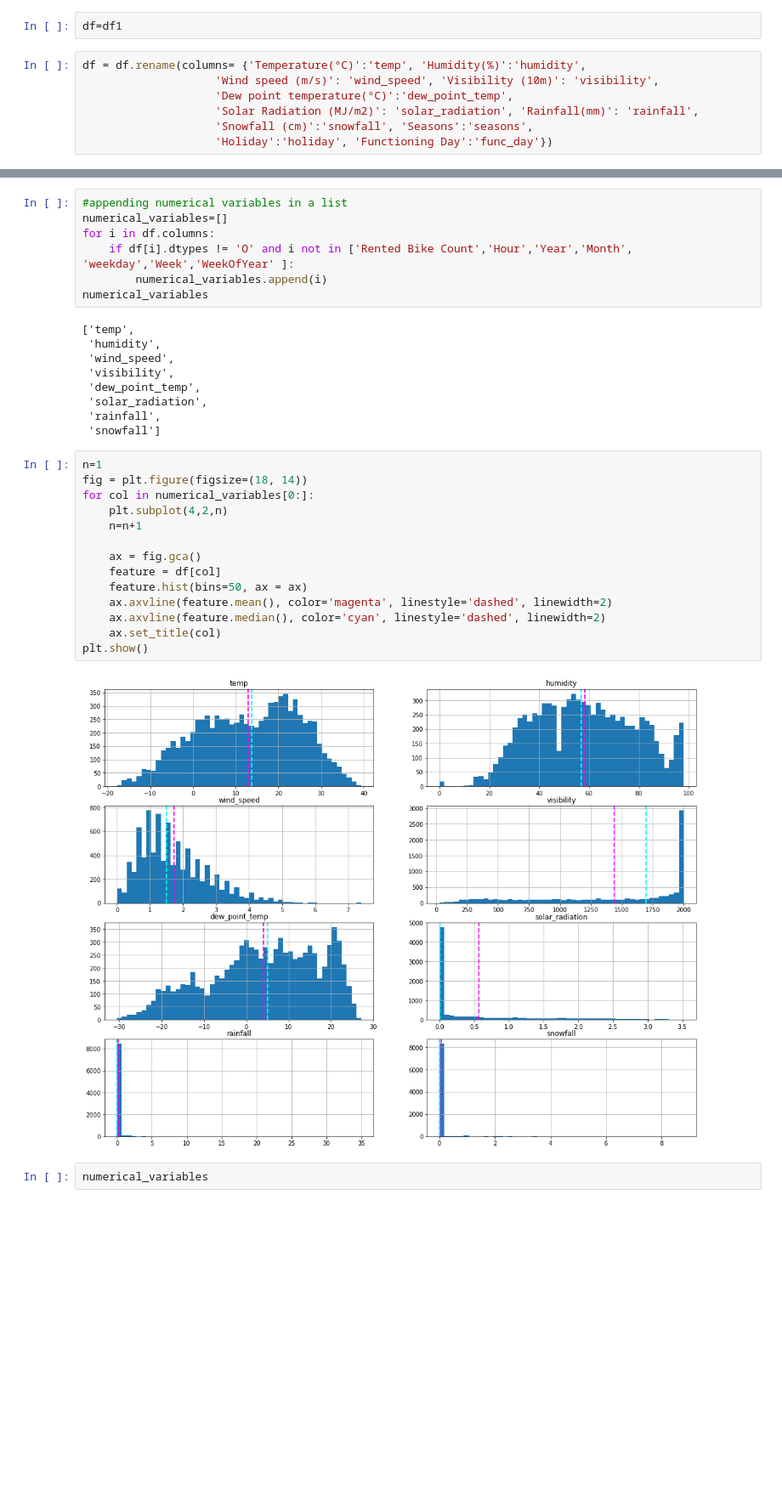
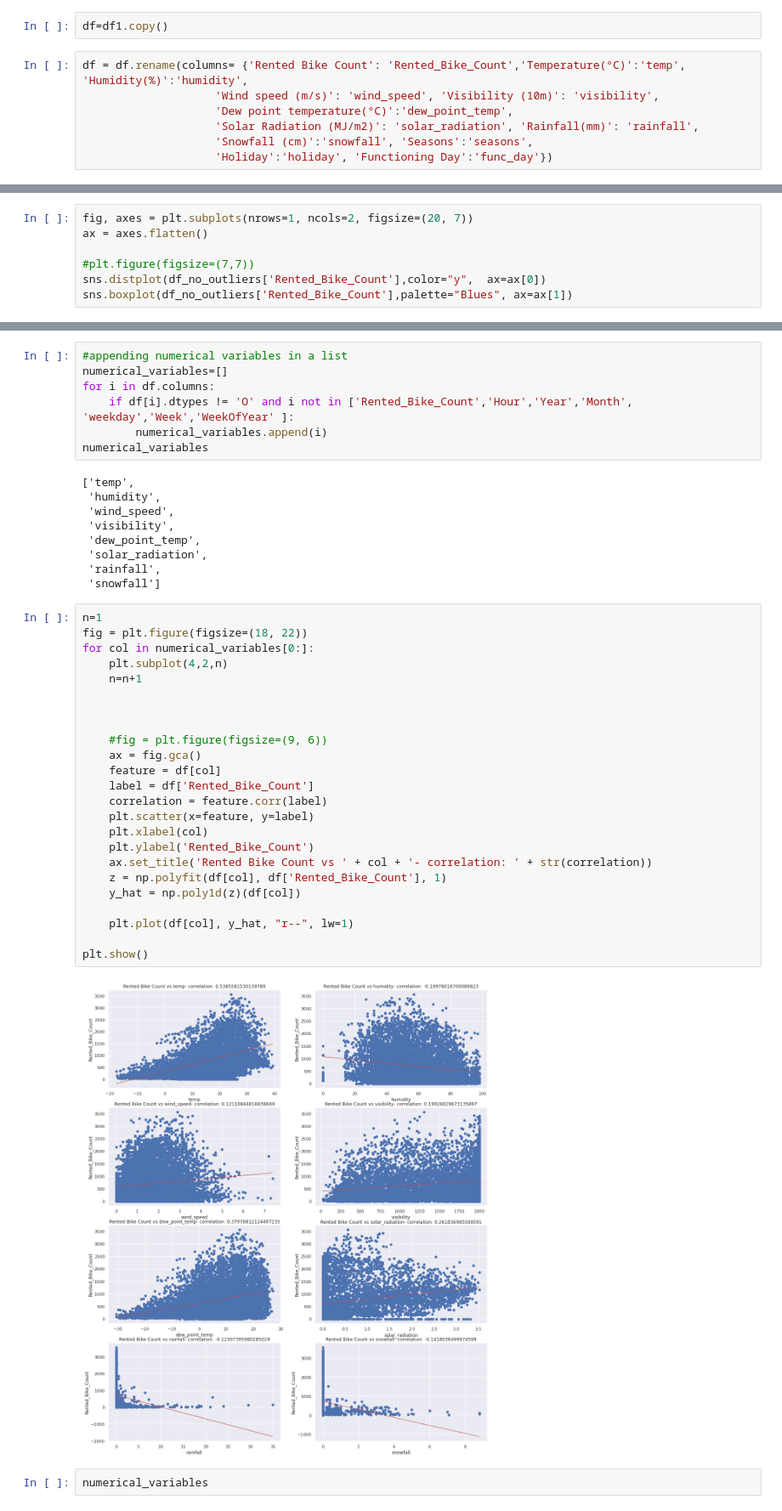
Before and after one commit to 007jayesh/Bike-Sharing-Demand-Prediction, a Jupyter notebook: Bike_Sharing_Demand_Prediction_Capstone_Project.ipynb, the cells around one changed output, grey strips where cells are left out. Shown at 85% size. Cells and saved outputs as stored; diff of their text form; blank space fills up the shorter version.

```diff
--- a/Bike_Sharing_Demand_Prediction_Capstone_Project.ipynb
+++ b/Bike_Sharing_Demand_Prediction_Capstone_Project.ipynb
@@ -83,9 +83,9 @@ df1.tail()
 | 8758 | 30/11/2018 | 712 | 22 | 2.1 | 41 | 1.0 | 1859 | ... |
 | 8759 | 30/11/2018 | 584 | 23 | 1.9 | 43 | 1.3 | 1909 | ... |
 # %%
-df=df1
+df=df1.copy()
 # %%
-df = df.rename(columns= {'Temperature(°C)':'temp', 'Humidity(%)':'humidity',
+df = df.rename(columns= {'Rented Bike Count': 'Rented_Bike_Count','Temperature(°C)':'temp', 'Humidity(%)':'humidity',
                     'Wind speed (m/s)': 'wind_speed', 'Visibility (10m)': 'visibility',
                     'Dew point temperature(°C)':'dew_point_temp',
                     'Solar Radiation (MJ/m2)': 'solar_radiation', 'Rainfall(mm)': 'rainfall',
@@ -200,0 +268,7 @@ df.head()
+# %%
+fig, axes = plt.subplots(nrows=1, ncols=2, figsize=(20, 7))
+ax = axes.flatten()
+
+#plt.figure(figsize=(7,7))
+sns.distplot(df_no_outliers['Rented_Bike_Count'],color="y",  ax=ax[0])
+sns.boxplot(df_no_outliers['Rented_Bike_Count'],palette="Blues", ax=ax[1])
@@ -204,7 +293,7 @@ df.head()
 #appending numerical variables in a list
 numerical_variables=[]
 for i in df.columns:
-    if df[i].dtypes != 'O' and i not in ['Rented Bike Count','Hour','Year','Month', 'weekday','Week','WeekOfYear' ]:
+    if df[i].dtypes != 'O' and i not in ['Rented_Bike_Count','Hour','Year','Month', 'weekday','Week','WeekOfYear' ]:
         numerical_variables.append(i)
 numerical_variables
 # %% [output]
@@ -218,20 +307,30 @@ numerical_variables
  'snowfall']
 # %%
 n=1
-fig = plt.figure(figsize=(18, 14))
+fig = plt.figure(figsize=(18, 22))
 for col in numerical_variables[0:]:
     plt.subplot(4,2,n)
     n=n+1
 
+
+
+    #fig = plt.figure(figsize=(9, 6))
     ax = fig.gca()
     feature = df[col]
-    feature.hist(bins=50, ax = ax)
-    ax.axvline(feature.mean(), color='magenta', linestyle='dashed', linewidth=2)
-    ax.axvline(feature.median(), color='cyan', linestyle='dashed', linewidth=2)
-    ax.set_title(col)
+    label = df['Rented_Bike_Count']
+    correlation = feature.corr(label)
+    plt.scatter(x=feature, y=label)
+    plt.xlabel(col)
+    plt.ylabel('Rented_Bike_Count')
+    ax.set_title('Rented Bike Count vs ' + col + '- correlation: ' + str(correlation))
+    z = np.polyfit(df[col], df['Rented_Bike_Count'], 1)
+    y_hat = np.poly1d(z)(df[col])
+
+    plt.plot(df[col], y_hat, "r--", lw=1)
+
 plt.show()
 # %% [output]
-[figure, old version]
+[figure, new version]
 # %%
 numerical_variables
 # %% [output]
```
Also changed, not shown: parts of 25 cells of this notebook.
